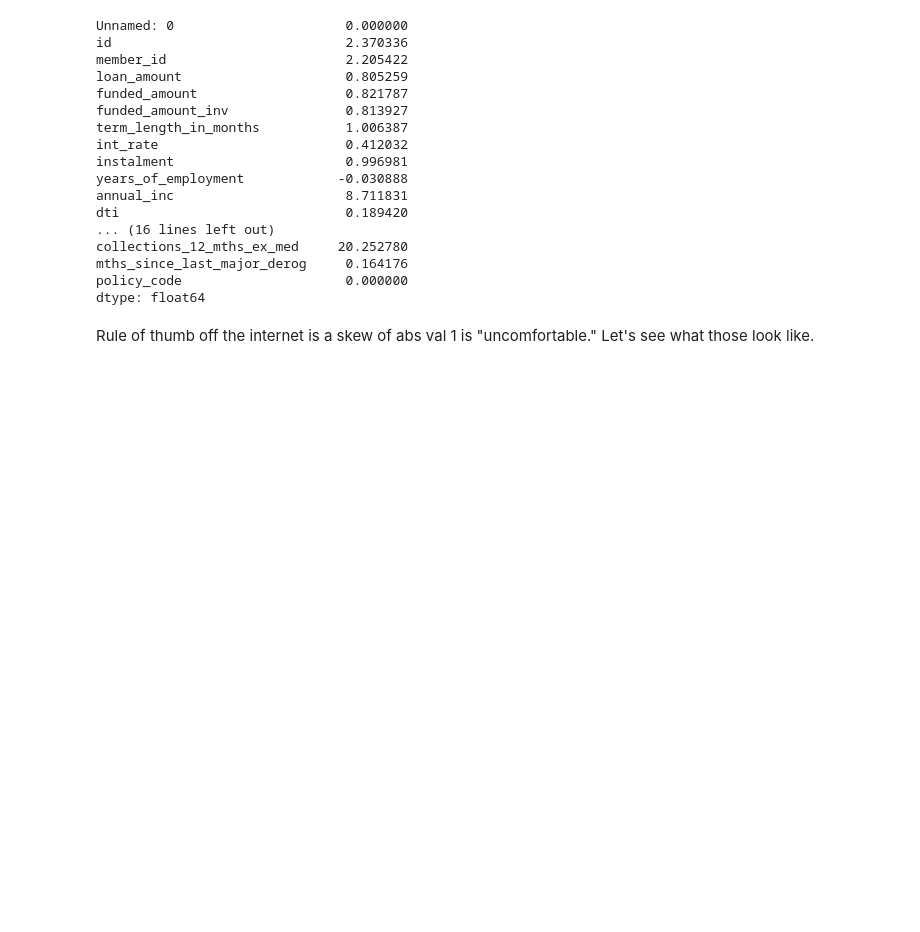
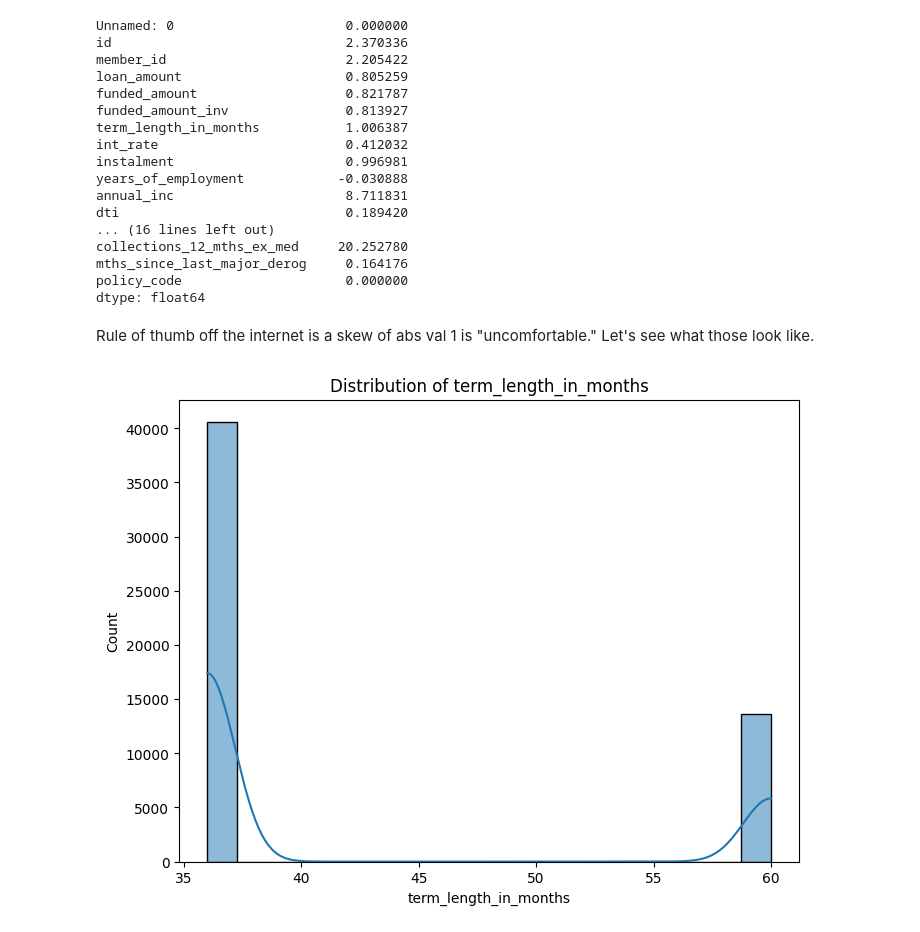
Before and after one commit to ThanksCheersHrng/exploratory-data-analysis---customer-loans-in-finance202, a Jupyter notebook: ongoing_workspace.ipynb, the cells around one changed output. Cells and saved outputs as stored; diff of their text form; code cells hidden in the pictures; blank space fills up the shorter version.

```diff
--- a/ongoing_workspace.ipynb
+++ b/ongoing_workspace.ipynb
@@ -175,3 +175,7 @@ dtype: float64
 # %% [markdown]
 
 Rule of thumb off the internet is a skew of abs val 1 is "uncomfortable." Let's see what those look like.
+# %%
+df.plot_column("term_length_in_months") #skew of 1 and this is the "binary" one I imputed with the median so it now has a ratio of about 8:3... pretty heavily skewed!
+# %% [output]
+[figure, added]
```
Also changed, not shown: parts of 4 cells of this notebook, 2 other files.
